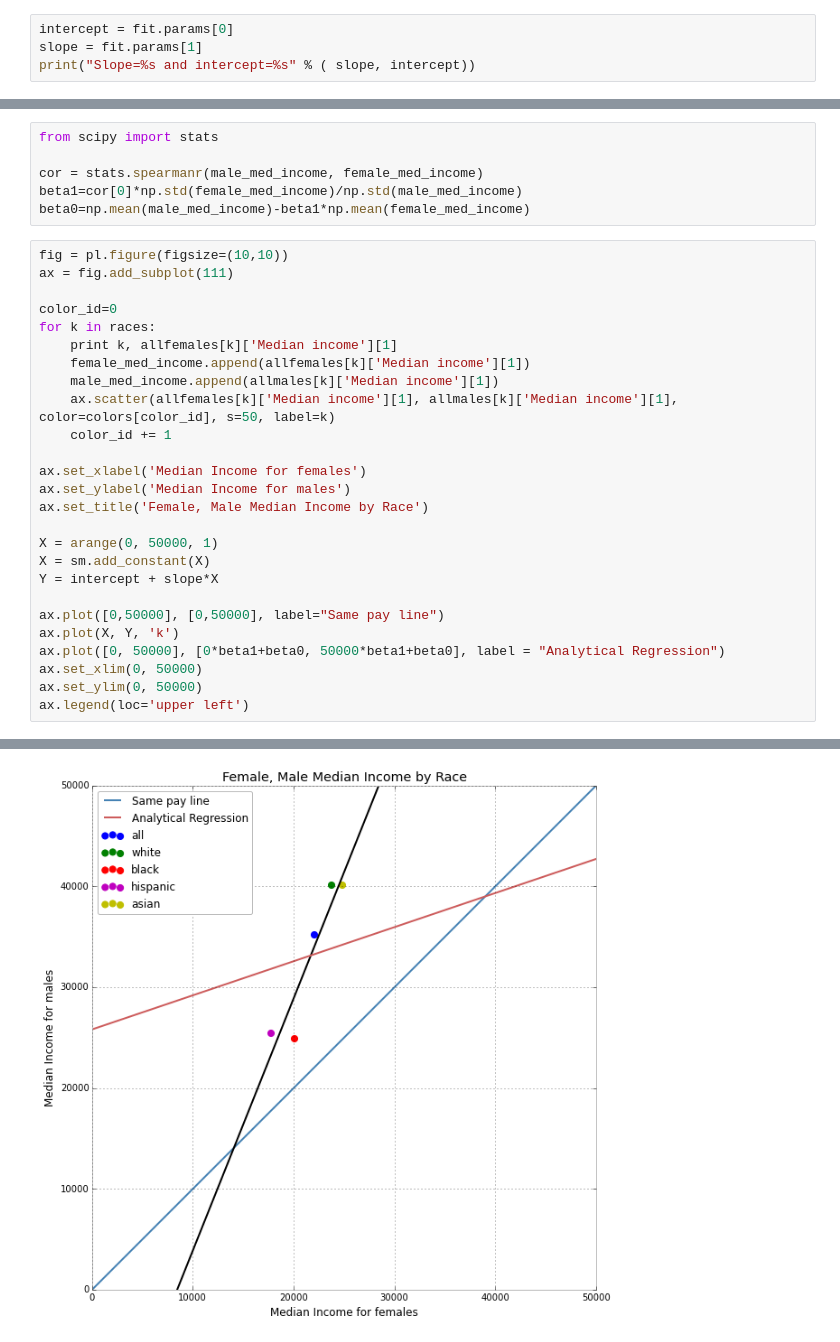
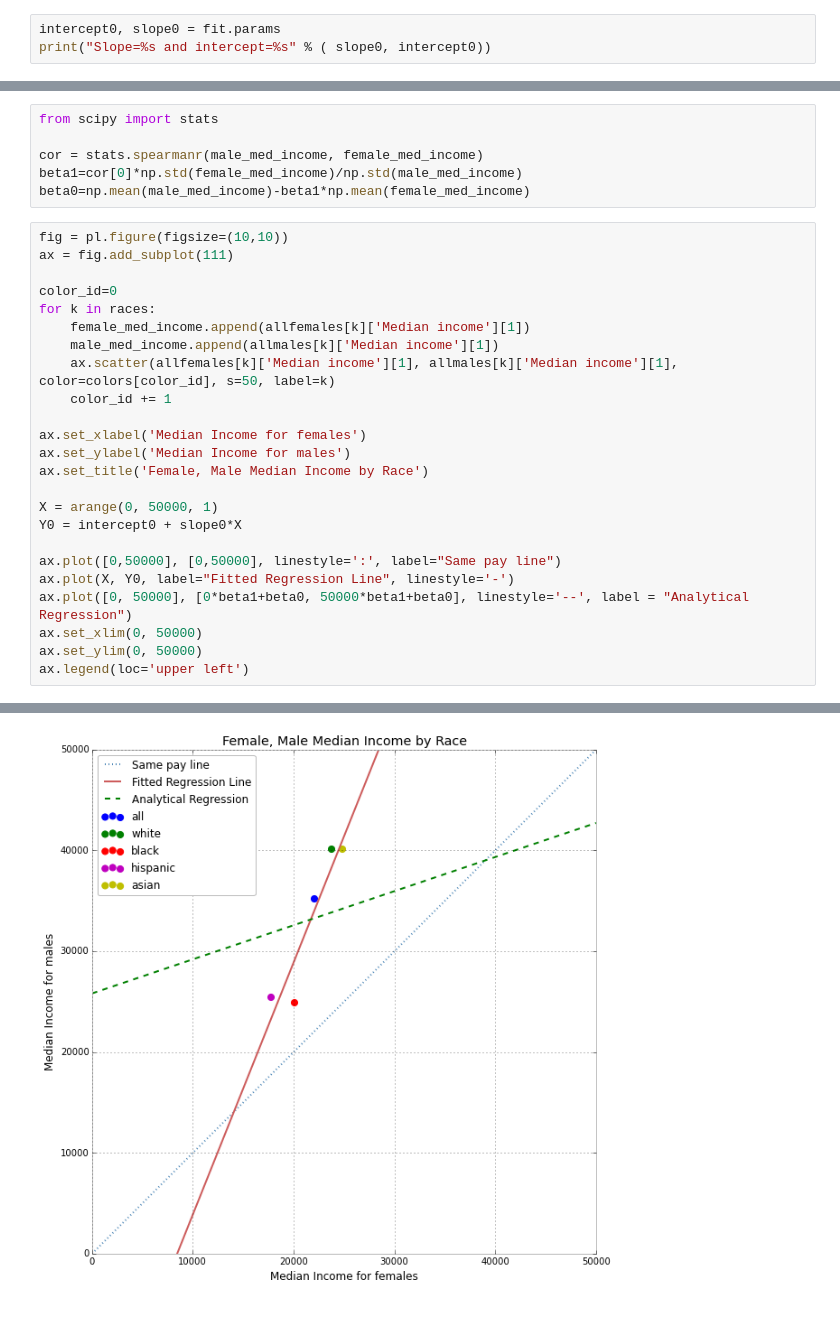
Before and after one commit to bilguun/PUI2015_BTURBOLI, a Jupyter notebook: HW5/income_by_gender_bt1085.ipynb, the cells around one changed output, grey strips where cells are left out. Cells and saved outputs as stored; diff of their text form.

```diff
--- a/HW5/income_by_gender_bt1085.ipynb
+++ b/HW5/income_by_gender_bt1085.ipynb
@@ -146,9 +140,8 @@ Warnings:
 [2] The condition number is large, 1.87e+05. This might indicate that there are
 strong multicollinearity or other numerical problems.
 # %%
-intercept = fit.params[0]
-slope = fit.params[1]
-print("Slope=%s and intercept=%s" % ( slope, intercept))
+intercept0, slope0 = fit.params
+print("Slope=%s and intercept=%s" % ( slope0, intercept0))
 # %% [output]
 Slope=2.50117986639 and intercept=-21116.300505
 # %%
@@ -171,7 +164,6 @@ ax = fig.add_subplot(111)
 
 color_id=0
 for k in races:
-    print k, allfemales[k]['Median income'][1]
     female_med_income.append(allfemales[k]['Median income'][1])
     male_med_income.append(allmales[k]['Median income'][1])
     ax.scatter(allfemales[k]['Median income'][1], allmales[k]['Median income'][1], color=colors[color_id], s=50, label=k)
@@ -182,12 +174,11 @@ ax.set_ylabel('Median Income for males')
 ax.set_title('Female, Male Median Income by Race')
 
 X = arange(0, 50000, 1)
-X = sm.add_constant(X)
-Y = intercept + slope*X
+Y0 = intercept0 + slope0*X
 
-ax.plot([0,50000], [0,50000], label="Same pay line")
-ax.plot(X, Y, 'k')
-ax.plot([0, 50000], [0*beta1+beta0, 50000*beta1+beta0], label = "Analytical Regression")
+ax.plot([0,50000], [0,50000], linestyle=':', label="Same pay line")
+ax.plot(X, Y0, label="Fitted Regression Line", linestyle='-')
+ax.plot([0, 50000], [0*beta1+beta0, 50000*beta1+beta0], linestyle='--', label = "Analytical Regression")
 ax.set_xlim(0, 50000)
 ax.set_ylim(0, 50000)
 ax.legend(loc='upper left')
@@ -201 +187 @@ asian 24840.0
-[figure, old version]
+[figure, new version]
```
Also changed, not shown: parts of 6 cells of this notebook.
